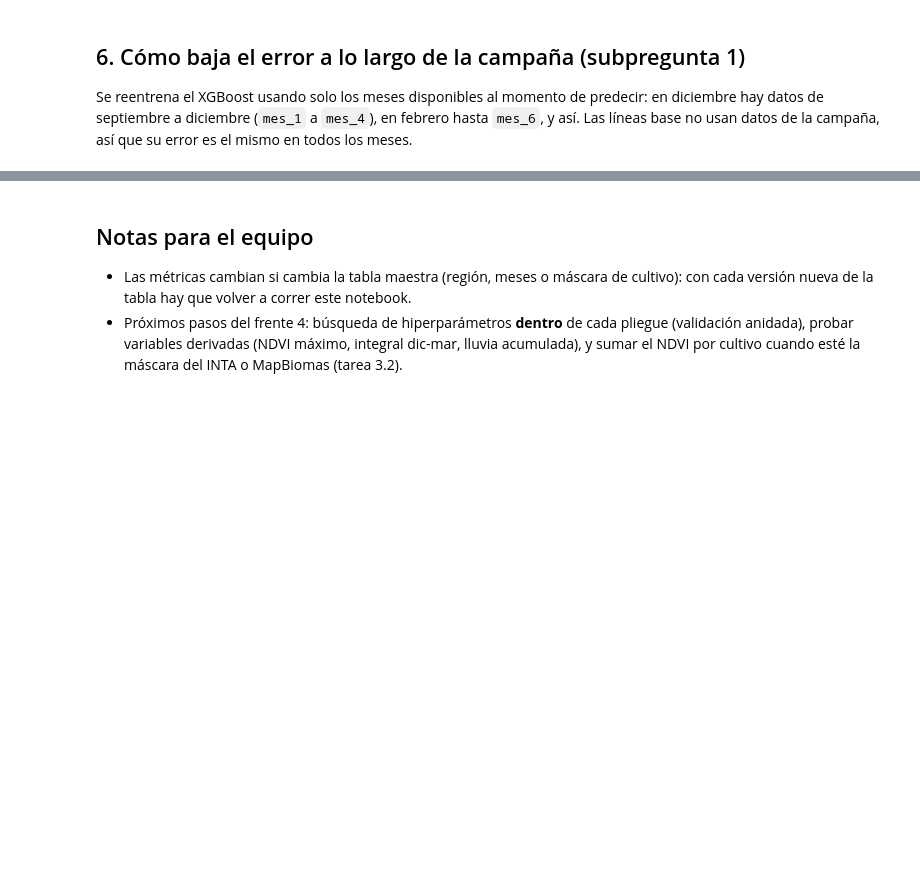
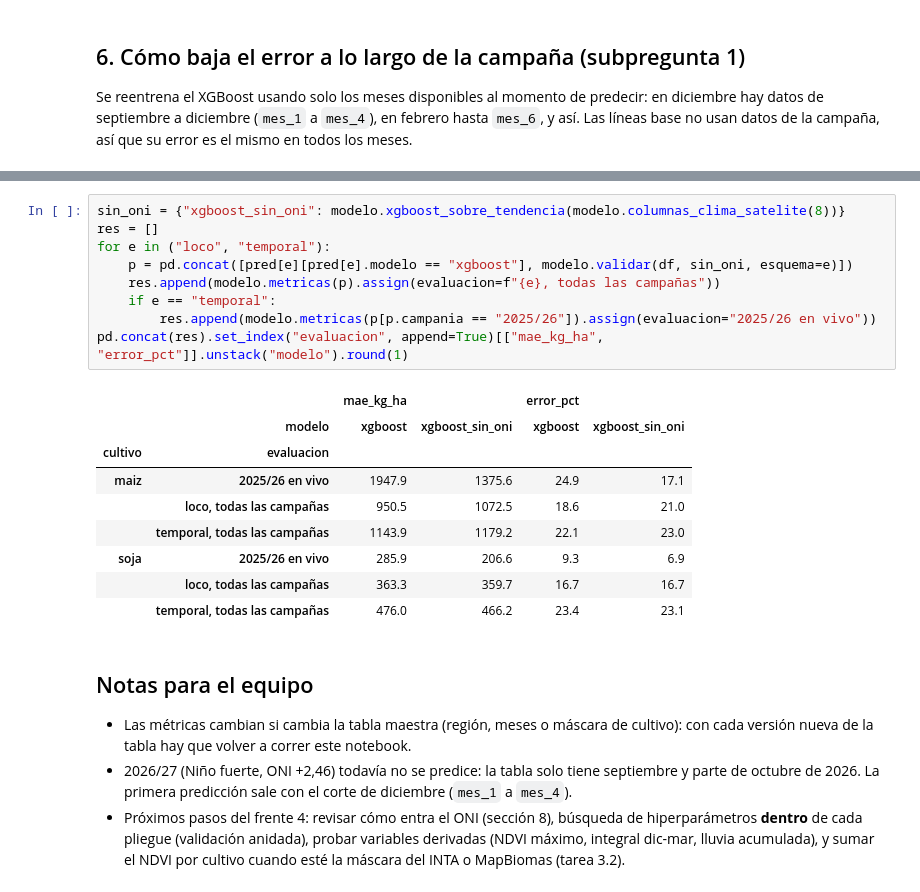
Before and after one commit to imas-Tech-Club/AnalisisAgroClimatico, a Jupyter notebook: notebooks/frente4_validacion_lineas_base_xgboost.ipynb, the cells around one changed output, grey strips where cells are left out. Saved outputs shown, nothing was run; the diff lists cells and outputs as text; blank space fills up the shorter version.

```diff
--- a/notebooks/frente4_validacion_lineas_base_xgboost.ipynb
+++ b/notebooks/frente4_validacion_lineas_base_xgboost.ipynb
@@ -278,8 +313,30 @@ nueva.pivot_table(index="departamento", columns="cultivo", values=["pred_xgboost
+# %%
+sin_oni = {"xgboost_sin_oni": modelo.xgboost_sobre_tendencia(modelo.columnas_clima_satelite(8))}
+res = []
+for e in ("loco", "temporal"):
+    p = pd.concat([pred[e][pred[e].modelo == "xgboost"], modelo.validar(df, sin_oni, esquema=e)])
+    res.append(modelo.metricas(p).assign(evaluacion=f"{e}, todas las campañas"))
+    if e == "temporal":
+        res.append(modelo.metricas(p[p.campania == "2025/26"]).assign(evaluacion="2025/26 en vivo"))
+pd.concat(res).set_index("evaluacion", append=True)[["mae_kg_ha", "error_pct"]].unstack("modelo").round(1)
+# %% [output]
+|  |  | mae_kg_ha |  | error_pct |  |
+|  | modelo | xgboost | xgboost_sin_oni | xgboost | xgboost_sin_oni |
+| cultivo | evaluacion |  |  |  |  |
+| maiz | 2025/26 en vivo | 1947.9 | 1375.6 | 24.9 | 17.1 |
+|  | loco, todas las campañas | 950.5 | 1072.5 | 18.6 | 21.0 |
+|  | temporal, todas las campañas | 1143.9 | 1179.2 | 22.1 | 23.0 |
+| soja | 2025/26 en vivo | 285.9 | 206.6 | 9.3 | 6.9 |
+|  | loco, todas las campañas | 363.3 | 359.7 | 16.7 | 16.7 |
+|  | temporal, todas las campañas | 476.0 | 466.2 | 23.4 | 23.1 |
 # %% [markdown]
 ## Notas para el equipo
 
 - Las métricas cambian si cambia la tabla maestra (región, meses o máscara de cultivo): con cada
   versión nueva de la tabla hay que volver a correr este notebook.
-- Próximos pasos del frente 4: búsqueda de hiperparámetros **dentro** de cada pliegue (validación
-  anidada), probar variables derivadas (NDVI máximo, integral dic-mar, lluvia acumulada), y sumar el
-  NDVI por cultivo cuando esté la máscara del INTA o MapBiomas (tarea 3.2).
+- 2026/27 (Niño fuerte, ONI +2,46) todavía no se predice: la tabla solo tiene septiembre y parte de
+  octubre de 2026. La primera predicción sale con el corte de diciembre (`mes_1` a `mes_4`).
+- Próximos pasos del frente 4: revisar cómo entra el ONI (sección 8), búsqueda de hiperparámetros
+  **dentro** de cada pliegue (validación anidada), probar variables derivadas (NDVI máximo, integral
+  dic-mar, lluvia acumulada), y sumar el NDVI por cultivo cuando esté la máscara del INTA o MapBiomas
+  (tarea 3.2).
```
Also changed, not shown: parts of 18 cells of this notebook, 8 other files.
